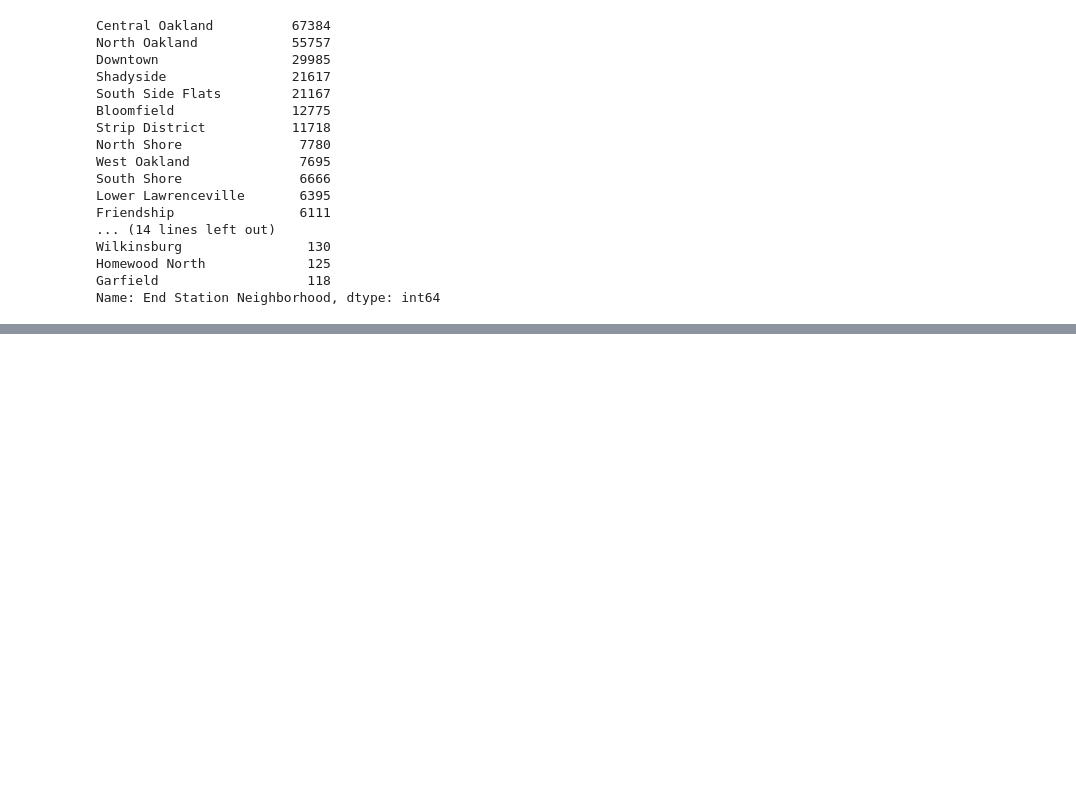
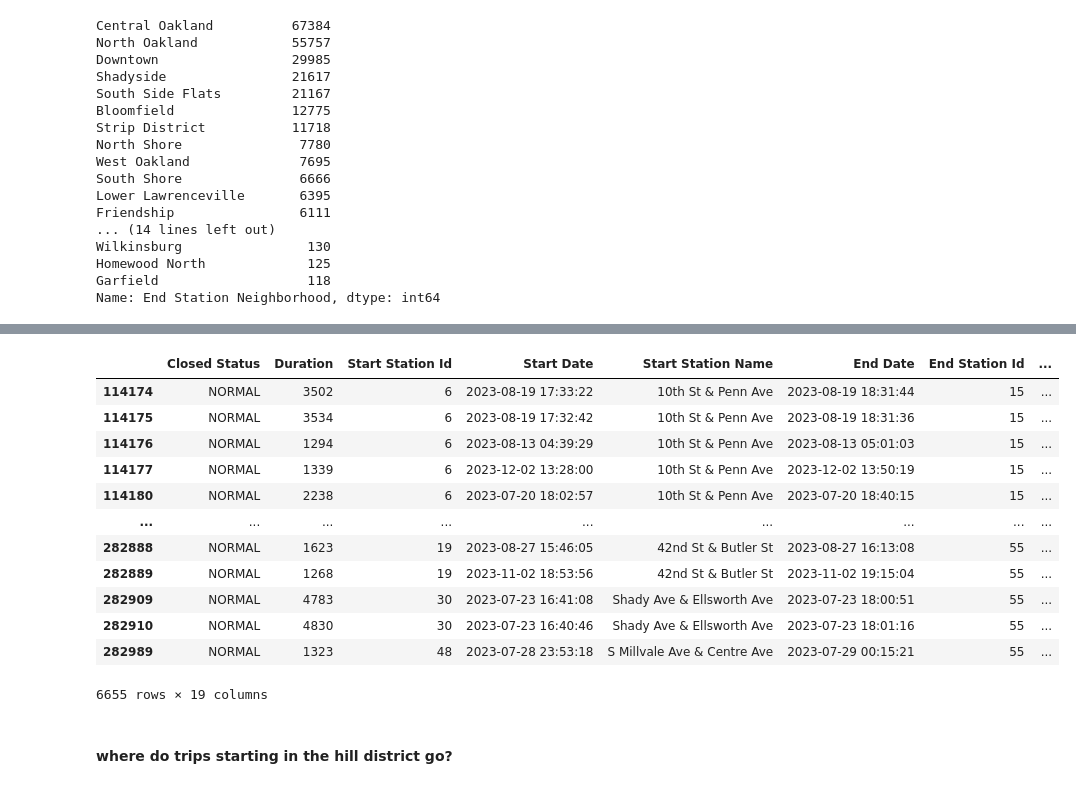
Before and after one commit to BenWSingleton/POGOH_Analysis, a Jupyter notebook: analysis.ipynb, the cells around one changed output, grey strips where cells are left out. Cells and saved outputs as stored; diff of their text form; code cells hidden in the pictures; blank space fills up the shorter version.

```diff
--- a/analysis.ipynb
+++ b/analysis.ipynb
@@ -133,0 +184,22 @@ Name: End Station Neighborhood, dtype: int64
+# %%
+set1 = ['Downtown', 'North Shore', 'Allegheny Center', 'Chateau', 'Central Northside', 'South Shore']
+set2 = ['Lower Lawrenceville', 'Central Lawrenceville', 'Upper Lawrenceville', 'Bloomfield', 'Garfield', 'Shadyside', 'Friendship', 'East Liberty', 'Larimer']
+# %%
+df[((df['Start Date'].dt.year==2023) & (df['Start Station Neighborhood'].isin(set1)) & (df['End Station Neighborhood'].isin(set2))) |
+   ((df['Start Date'].dt.year==2023) & (df['Start Station Neighborhood'].isin(set2)) & (df['End Station Neighborhood'].isin(set1)))]
+# %% [output]
+|  | Closed Status | Duration | Start Station Id | Start Date | Start Station Name | End Date | End Station Id | ... |
+| 114174 | NORMAL | 3502 | 6 | 2023-08-19 17:33:22 | 10th St & Penn Ave | 2023-08-19 18:31:44 | 15 | ... |
+| 114175 | NORMAL | 3534 | 6 | 2023-08-19 17:32:42 | 10th St & Penn Ave | 2023-08-19 18:31:36 | 15 | ... |
+| 114176 | NORMAL | 1294 | 6 | 2023-08-13 04:39:29 | 10th St & Penn Ave | 2023-08-13 05:01:03 | 15 | ... |
+| 114177 | NORMAL | 1339 | 6 | 2023-12-02 13:28:00 | 10th St & Penn Ave | 2023-12-02 13:50:19 | 15 | ... |
+| 114180 | NORMAL | 2238 | 6 | 2023-07-20 18:02:57 | 10th St & Penn Ave | 2023-07-20 18:40:15 | 15 | ... |
+| ... | ... | ... | ... | ... | ... | ... | ... | ... |
+| 282888 | NORMAL | 1623 | 19 | 2023-08-27 15:46:05 | 42nd St & Butler St | 2023-08-27 16:13:08 | 55 | ... |
+| 282889 | NORMAL | 1268 | 19 | 2023-11-02 18:53:56 | 42nd St & Butler St | 2023-11-02 19:15:04 | 55 | ... |
+| 282909 | NORMAL | 4783 | 30 | 2023-07-23 16:41:08 | Shady Ave & Ellsworth Ave | 2023-07-23 18:00:51 | 55 | ... |
+| 282910 | NORMAL | 4830 | 30 | 2023-07-23 16:40:46 | Shady Ave & Ellsworth Ave | 2023-07-23 18:01:16 | 55 | ... |
+| 282989 | NORMAL | 1323 | 48 | 2023-07-28 23:53:18 | S Millvale Ave & Centre Ave | 2023-07-29 00:15:21 | 55 | ... |
+6655 rows × 19 columns
+# %% [markdown]
+#### where do trips starting in the hill district go?
```
Also changed, not shown: parts of 9 cells of this notebook.
